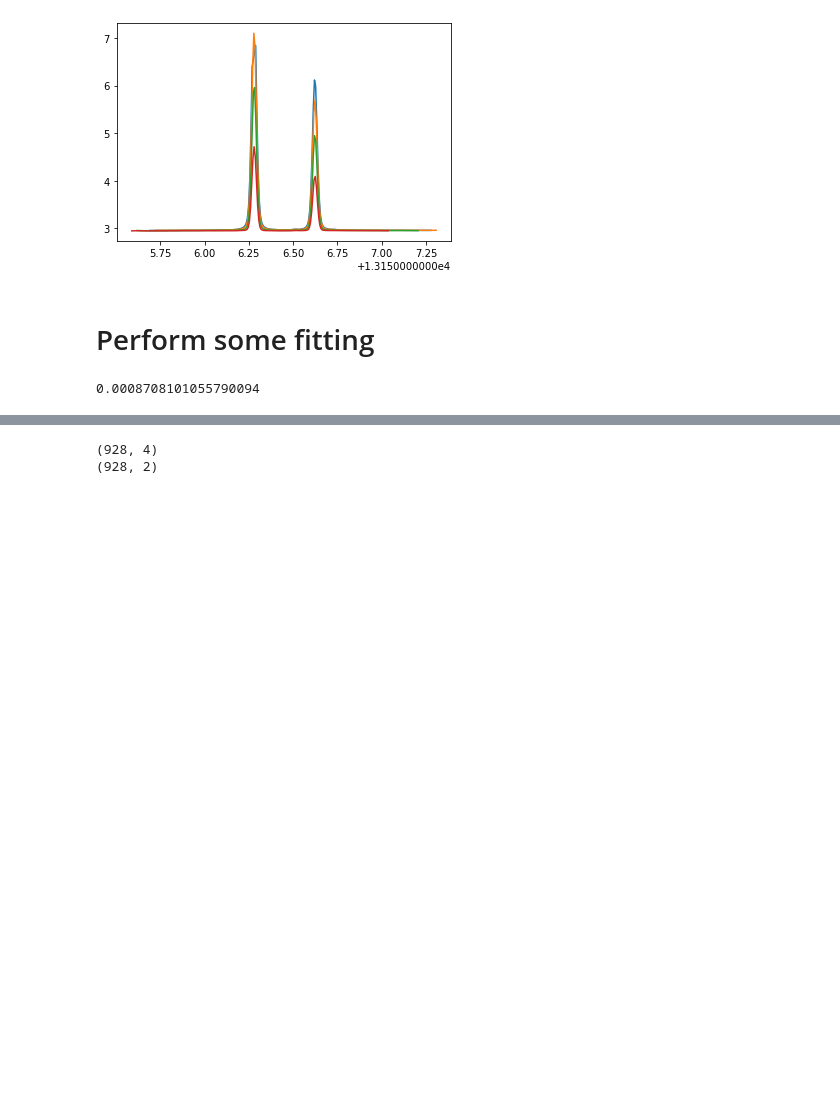
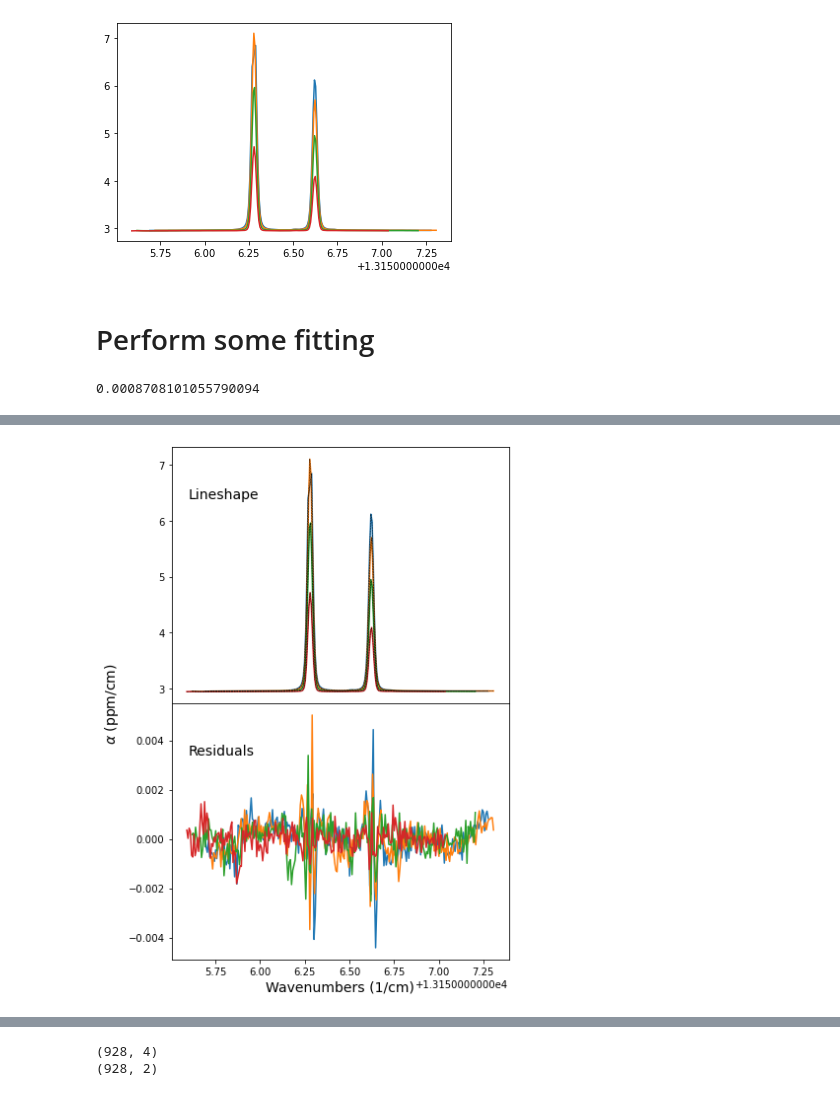
Before and after one commit to wpk-nist-gov/MATSgp, a Jupyter notebook: cci_workup/fit_example_gpflow.ipynb, the cells around one changed output, grey strips where cells are left out. Saved outputs shown, nothing was run; the diff lists cells and outputs as text; code cells hidden in the pictures; blank space fills up the shorter version.

```diff
--- a/cci_workup/fit_example_gpflow.ipynb
+++ b/cci_workup/fit_example_gpflow.ipynb
@@ -117,0 +258,24 @@ mean_func = ComboMeanFunc(line_list+[#lineshape1, lineshape10, lineshape13, line
+# %%
+#%matplotlib notebook
+
+colors = ['tab:blue', 'tab:orange', 'tab:green', 'tab:red']
+
+fig, ax = plt.subplots(2, sharex=True, sharey=False, figsize=(6, 8))
+
+for i in range(len(x)):
+    line = noise_scale * mean_func(x[i]).numpy().flatten()
+    ax[0].plot(x[i][:, 0], line, color=colors[i])
+    ax[0].plot(x[i][:, 0], y[i], 'k--', linewidth=0.5, zorder=3)
+    ax[1].plot(x[i][:, 0], line - y[i], color=colors[i])
+
+ax[0].set_ylabel(r'$\alpha$ (ppm/cm)', fontsize=14)
+ax[0].yaxis.set_label_coords(-0.15, 0.0)
+ax[-1].set_xlabel(r'Wavenumbers (1/cm)', fontsize=14)
+ax[0].annotate('Lineshape', xy=(0.05, 0.8), xycoords='axes fraction', fontsize=14)
+ax[1].annotate('Residuals', xy=(0.05, 0.8), xycoords='axes fraction', fontsize=14)
+
+fig.tight_layout()
+fig.subplots_adjust(hspace=0.0)
+plt.show()
+# %% [output]
+[figure, added]
```
Also changed, not shown: parts of 39 cells of this notebook, 2 other files.
